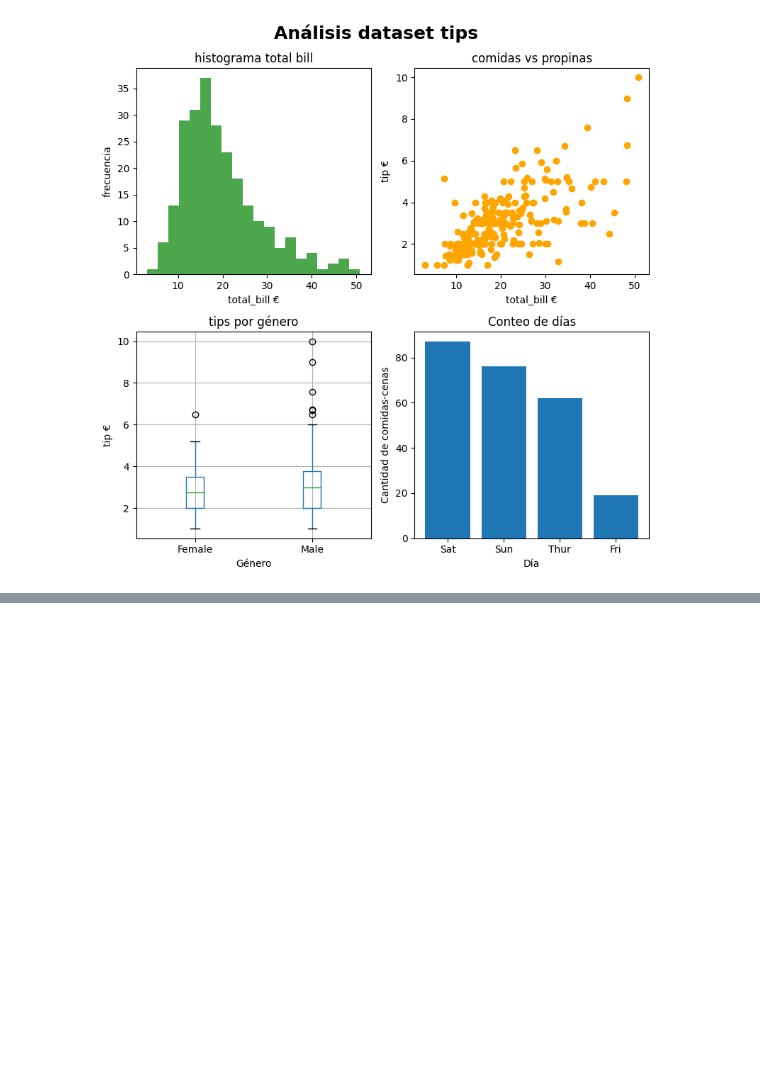
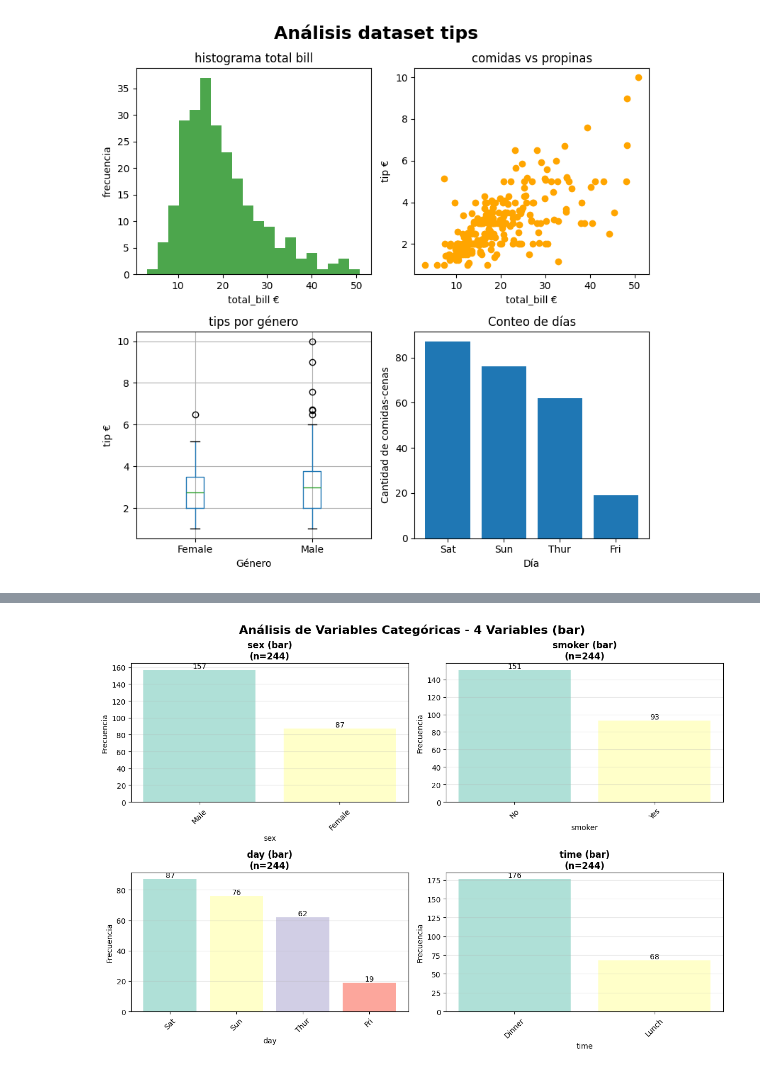
Before and after one commit to certidevs/curso-2025-07-visualizacion, a Jupyter notebook: clase.ipynb, the cells around one changed output, grey strips where cells are left out. Saved outputs shown, nothing was run; the diff lists cells and outputs as text; code cells hidden in the pictures; blank space fills up the shorter version.

```diff
--- a/clase.ipynb
+++ b/clase.ipynb
@@ -326,0 +658,6 @@ plt.tight_layout()
+# %%
+from visualization_utils import crear_graficos_categoricos_automaticos
+
+crear_graficos_categoricos_automaticos(df, tipo_grafico='bar')
+# %% [output]
+[figure, added]
```
Also changed, not shown: parts of 4 cells of this notebook, 1 other file.
